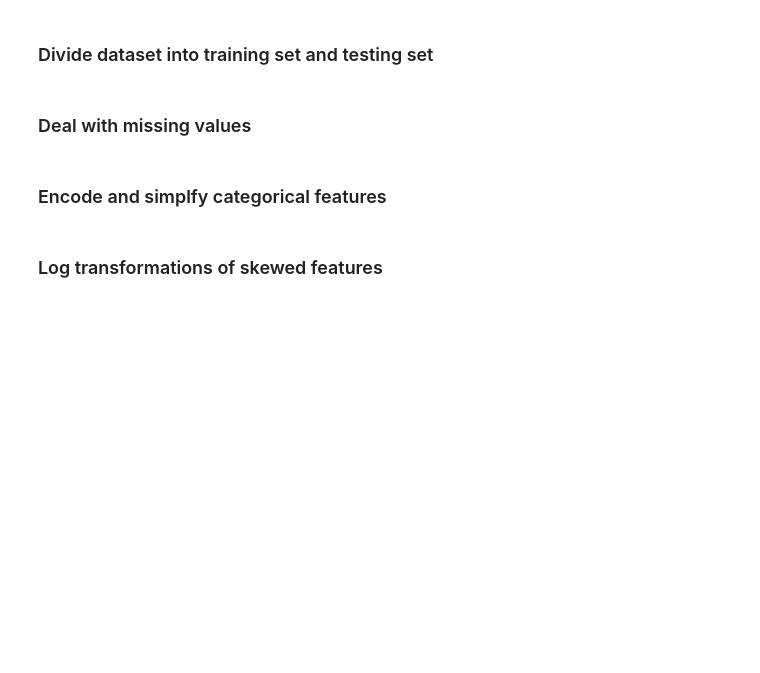
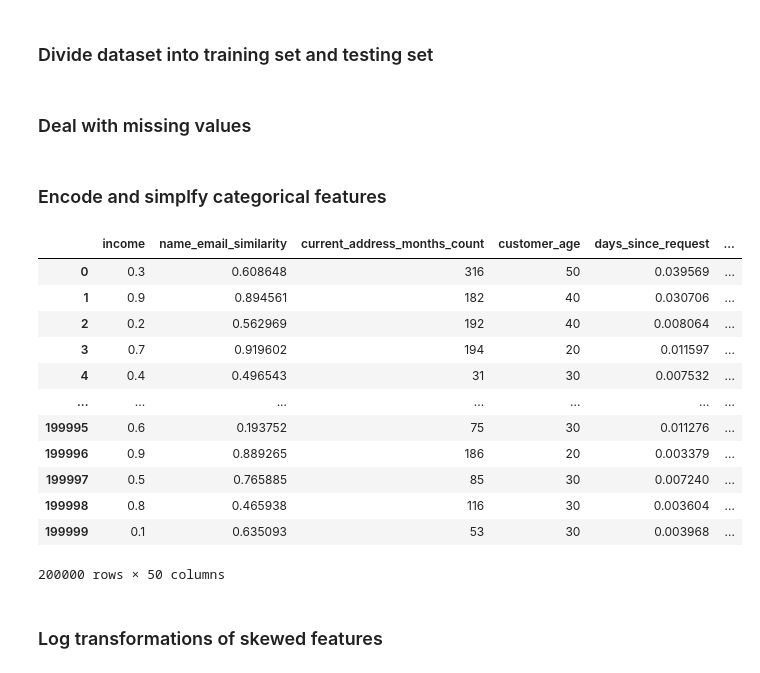
Before and after one commit to jonnywong288/bank-account-fraud, a Jupyter notebook: feature_engineering.ipynb, the cells around one changed output. Saved outputs shown, nothing was run; the diff lists cells and outputs as text; code cells hidden in the pictures; blank space fills up the shorter version.

```diff
--- a/feature_engineering.ipynb
+++ b/feature_engineering.ipynb
@@ -99,6 +99,22 @@ X_train = pd.concat([X_train.drop(columns=categories_to_encode).reset_index(drop
 encoded_array_test = ohe.transform(X_test[categories_to_encode])
 encoded_df_test = pd.DataFrame(encoded_array_test, columns=ohe.get_feature_names_out())
 X_test = pd.concat([X_test.drop(columns=categories_to_encode).reset_index(drop=True), encoded_df_test.reset_index(drop=True)], axis=1)
+# %%
+X_test
+# %% [output]
+|  | income | name_email_similarity | current_address_months_count | customer_age | days_since_request | ... |
+| 0 | 0.3 | 0.608648 | 316 | 50 | 0.039569 | ... |
+| 1 | 0.9 | 0.894561 | 182 | 40 | 0.030706 | ... |
+| 2 | 0.2 | 0.562969 | 192 | 40 | 0.008064 | ... |
+| 3 | 0.7 | 0.919602 | 194 | 20 | 0.011597 | ... |
+| 4 | 0.4 | 0.496543 | 31 | 30 | 0.007532 | ... |
+| ... | ... | ... | ... | ... | ... | ... |
+| 199995 | 0.6 | 0.193752 | 75 | 30 | 0.011276 | ... |
+| 199996 | 0.9 | 0.889265 | 186 | 20 | 0.003379 | ... |
+| 199997 | 0.5 | 0.765885 | 85 | 30 | 0.007240 | ... |
+| 199998 | 0.8 | 0.465938 | 116 | 30 | 0.003604 | ... |
+| 199999 | 0.1 | 0.635093 | 53 | 30 | 0.003968 | ... |
+200000 rows × 50 columns
 # %% [markdown]
 ### Log transformations of skewed features
 # %%
```
Also changed, not shown: parts of 5 cells of this notebook.
